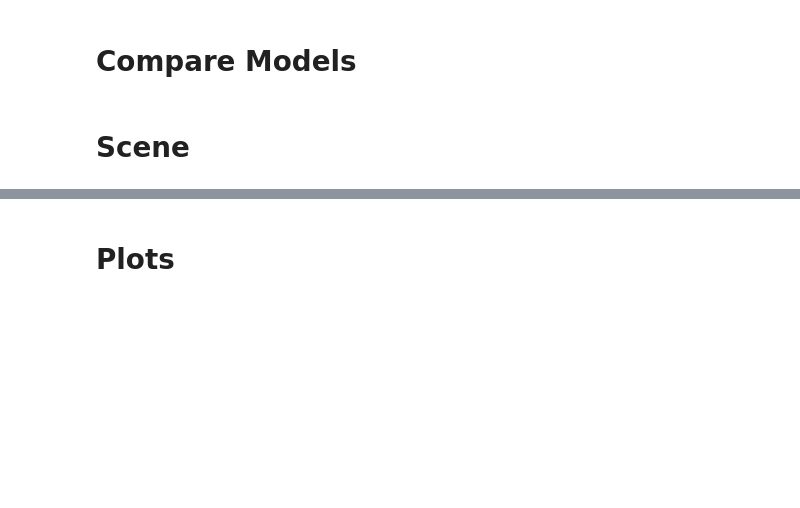
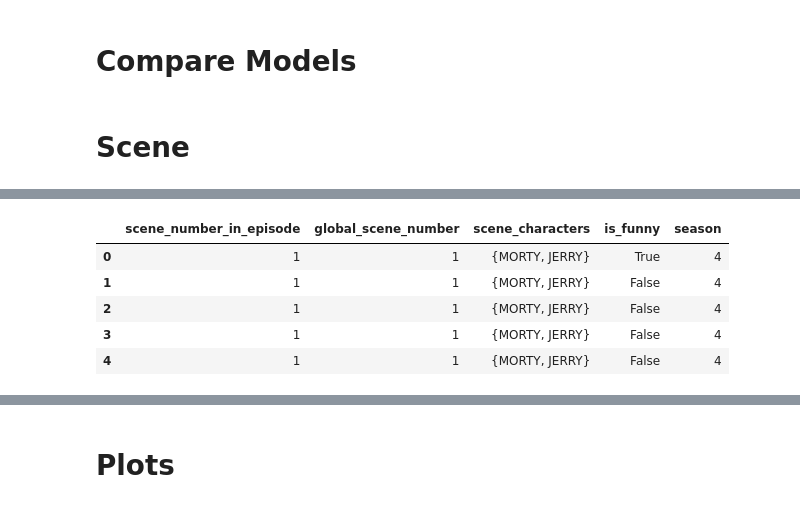
Before and after one commit to yuvaljacoby/seinfeld_laugh_prediction, a Jupyter notebook: Yuval'sPlayGround.ipynb, the cells around one changed output, grey strips where cells are left out. Saved outputs shown, nothing was run; the diff lists cells and outputs as text; code cells hidden in the pictures; blank space fills up the shorter version.

```diff
--- a/Yuval'sPlayGround.ipynb
+++ b/Yuval'sPlayGround.ipynb
@@ -117,0 +106,10 @@ df[df.n_scene_characters == 1]
+# %%
+community_df = df[['scene_number_in_episode', 'global_scene_number', 'scene_characters', 'is_funny', 'season']]
+community_df.head()
+# %% [output]
+|  | scene_number_in_episode | global_scene_number | scene_characters | is_funny | season |
+| 0 | 1 | 1 | {MORTY, JERRY} | True | 4 |
+| 1 | 1 | 1 | {MORTY, JERRY} | False | 4 |
+| 2 | 1 | 1 | {MORTY, JERRY} | False | 4 |
+| 3 | 1 | 1 | {MORTY, JERRY} | False | 4 |
+| 4 | 1 | 1 | {MORTY, JERRY} | False | 4 |
```
Also changed, not shown: parts of 20 cells of this notebook.
